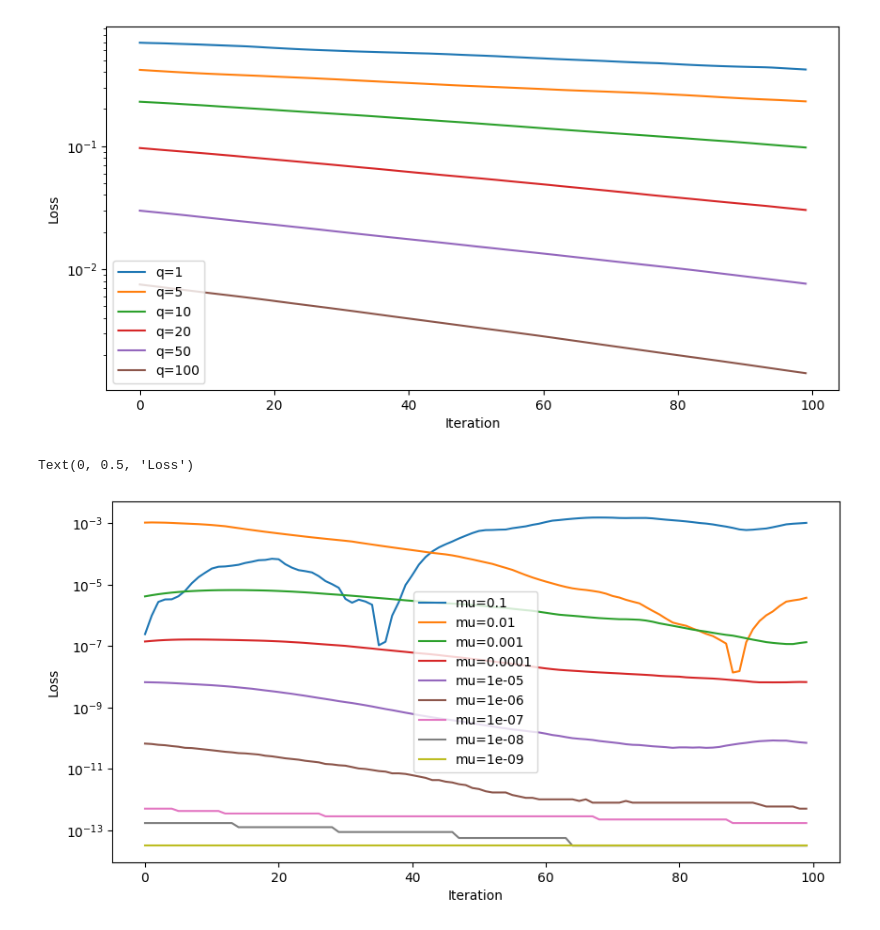
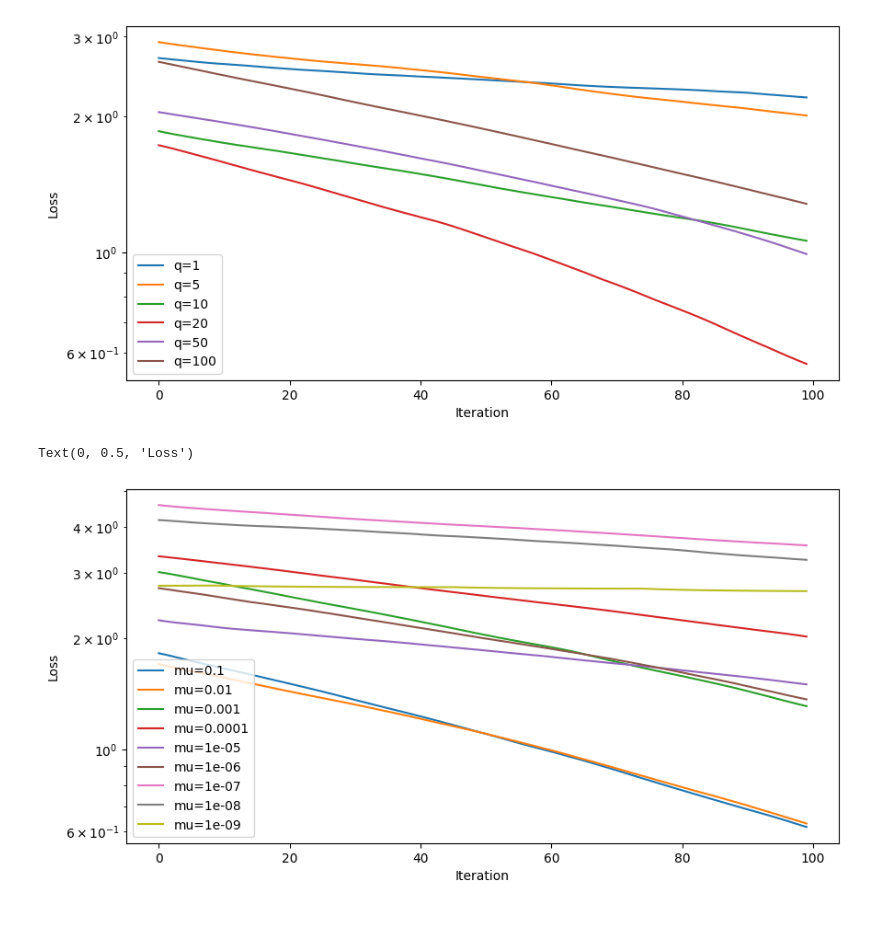
Before and after one commit to rwgao1/zo_optimizer, a Jupyter notebook: example.ipynb, the cells around one changed output. Saved outputs shown, nothing was run; the diff lists cells and outputs as text; code cells hidden in the pictures.

```diff
--- a/example.ipynb
+++ b/example.ipynb
@@ -29,16 +29,14 @@ from matplotlib import pyplot as plt
 x = torch.randn(10).to('cuda')
 target = torch.randn(1).to('cuda')
 
-net = Net().to('cuda')
-optimizer = ZOOptimizer(optim.Adam, net.parameters(), compute_loss, q=1, mu=1e-5, sides=1)
-
 
 num_estimates = [1, 5, 10, 20, 50, 100]
 
 plt.figure(figsize=(10, 5))
 
 for q in num_estimates:
-    optimizer.q = q
+    net = Net().to('cuda')
+    optimizer = ZOOptimizer(optim.Adam, net.parameters(), compute_loss, q=q, mu=1e-5, sides=1)
     losses = []
     for i in range(100):
         optimizer.step(net, x, target)
@@ -53,29 +51,29 @@ plt.xlabel('Iteration')
 plt.ylabel('Loss')
 plt.show()
 # %% [output]
-[figure, old version]
+[figure, new version]
 # %%
 # compare multiple perturabation radii
 radii = [1e-1, 1e-2, 1e-3, 1e-4, 1e-5, 1e-6, 1e-7, 1e-8, 1e-9]
 
 plt.figure(figsize=(10, 5))
 
-optimizer.q = 5
 for mu in radii:
-    optimizer.mu = mu
+    net = Net().to('cuda')
+    optimizer = ZOOptimizer(optim.Adam, net.parameters(), compute_loss, q=20, mu=mu, sides=1)
     losses = []
     for i in range(100):
         optimizer.step(net, x, target)
         with torch.no_grad():
             loss = compute_loss(net, x, target)
             losses.append(loss.item())
     plt.plot(losses, label=f'mu={mu}')
 
 
 plt.yscale('log')
 plt.legend()
 plt.xlabel('Iteration')
 plt.ylabel('Loss')
 # %% [output]
 Text(0, 0.5, 'Loss')
-[figure, old version]
+[figure, new version]
```
